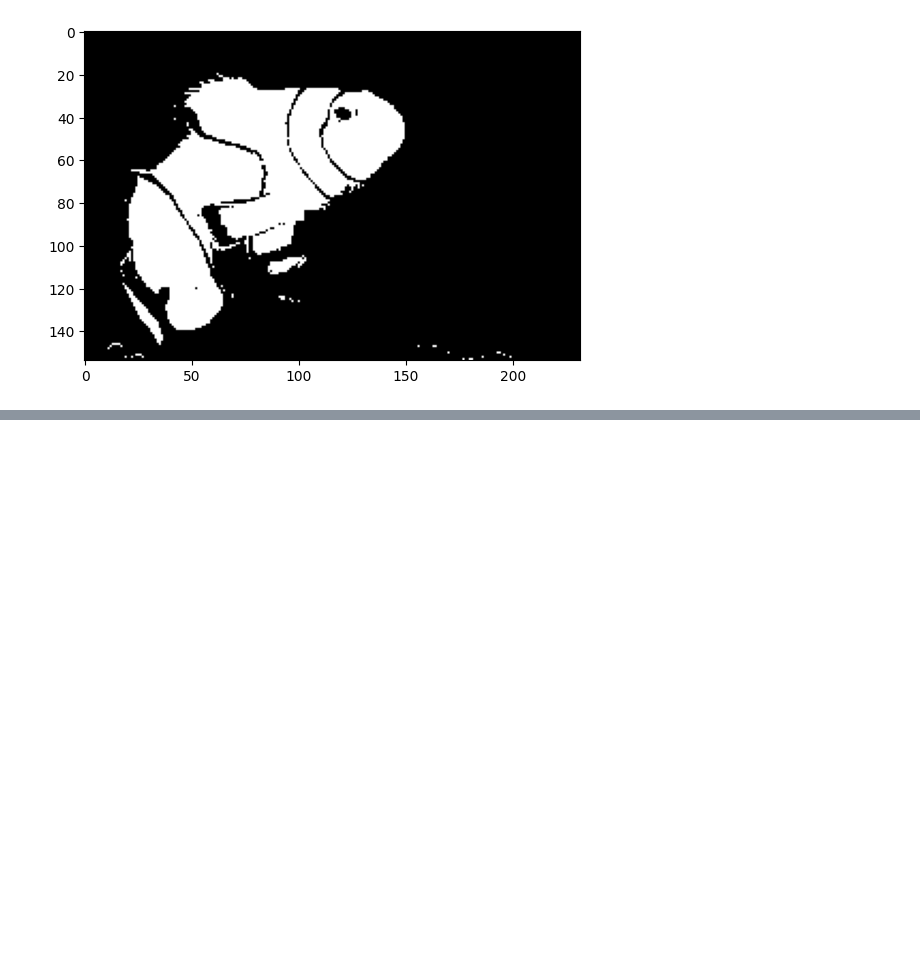
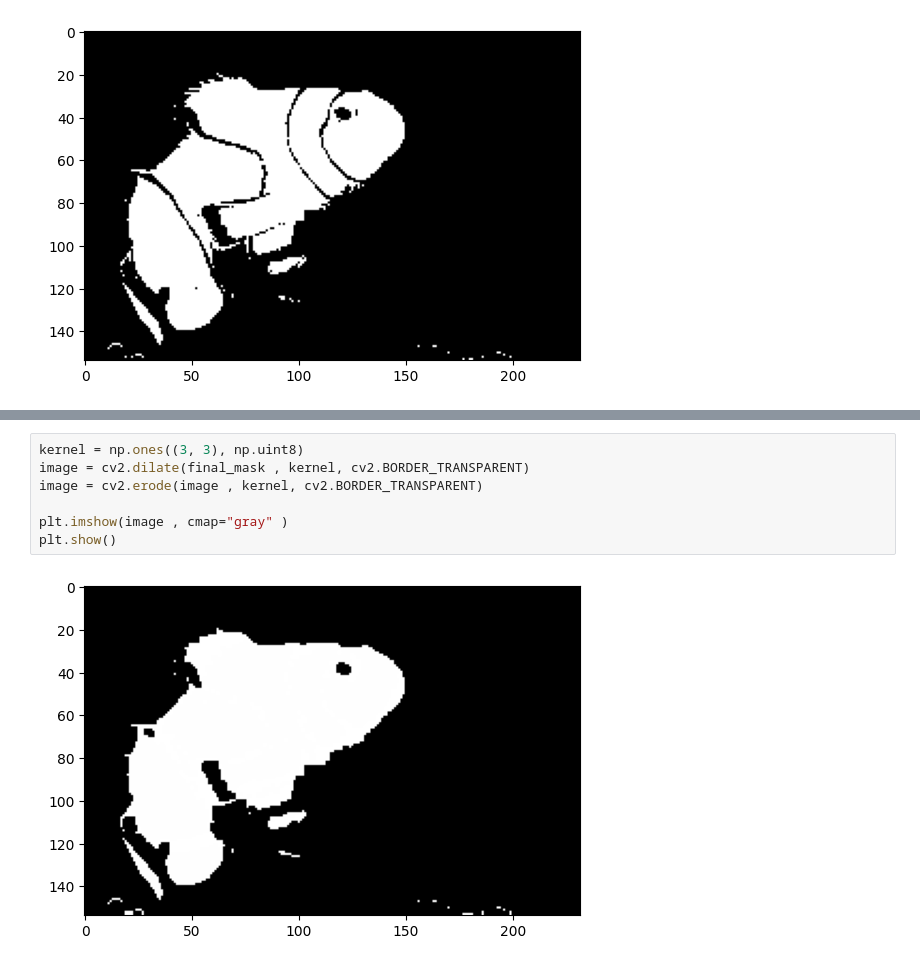
Before and after one commit to Shima-Bazzazan/Pylearn, a Jupyter notebook: 6.MachineLearning/Assignment_43/finding_Nemo/finding_nemo_KNN.ipynb, the cells around one changed output, grey strips where cells are left out. Saved outputs shown, nothing was run; the diff lists cells and outputs as text; blank space fills up the shorter version.

```diff
--- a/6.MachineLearning/Assignment_43/finding_Nemo/finding_nemo_KNN.ipynb
+++ b/6.MachineLearning/Assignment_43/finding_Nemo/finding_nemo_KNN.ipynb
@@ -84,0 +91,9 @@ plt.show()
+# %%
+kernel = np.ones((3, 3), np.uint8)
+image = cv2.dilate(final_mask , kernel, cv2.BORDER_TRANSPARENT)
+image = cv2.erode(image , kernel, cv2.BORDER_TRANSPARENT)
+
+plt.imshow(image , cmap="gray" )
+plt.show()
+# %% [output]
+[figure, added]
```
Also changed, not shown: parts of 12 cells of this notebook, 11 other files.
